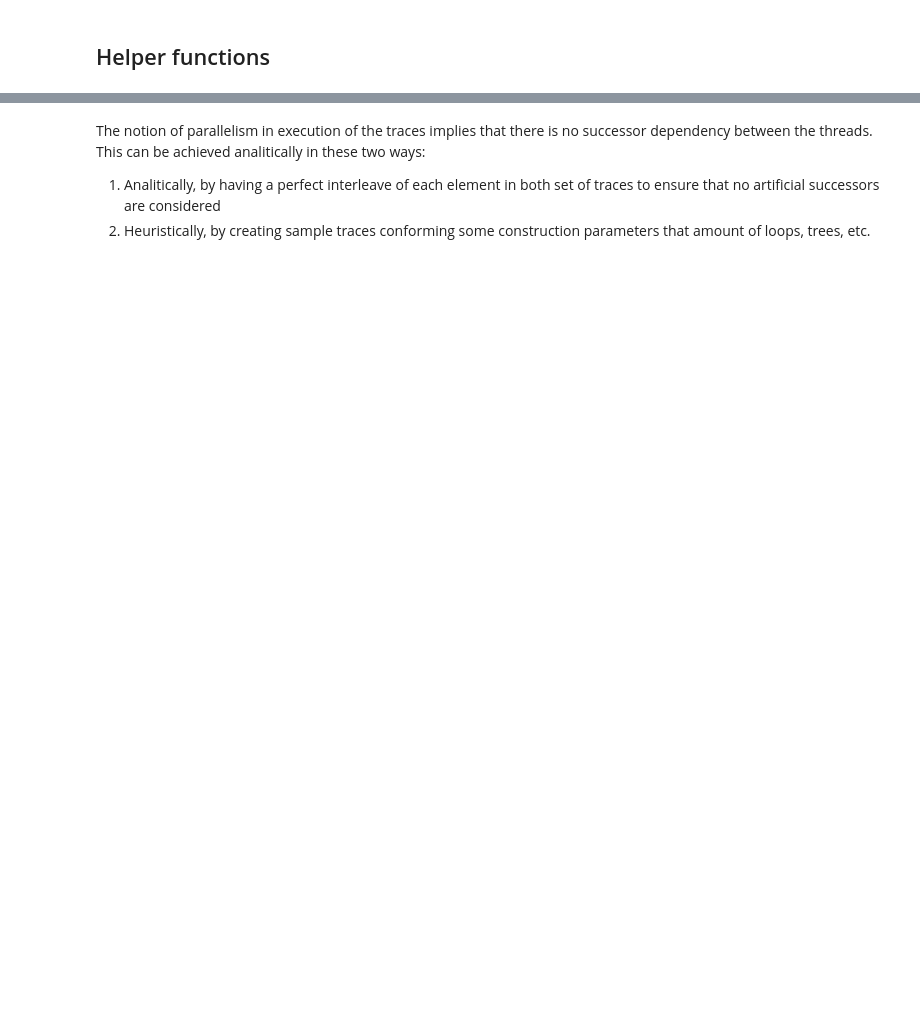
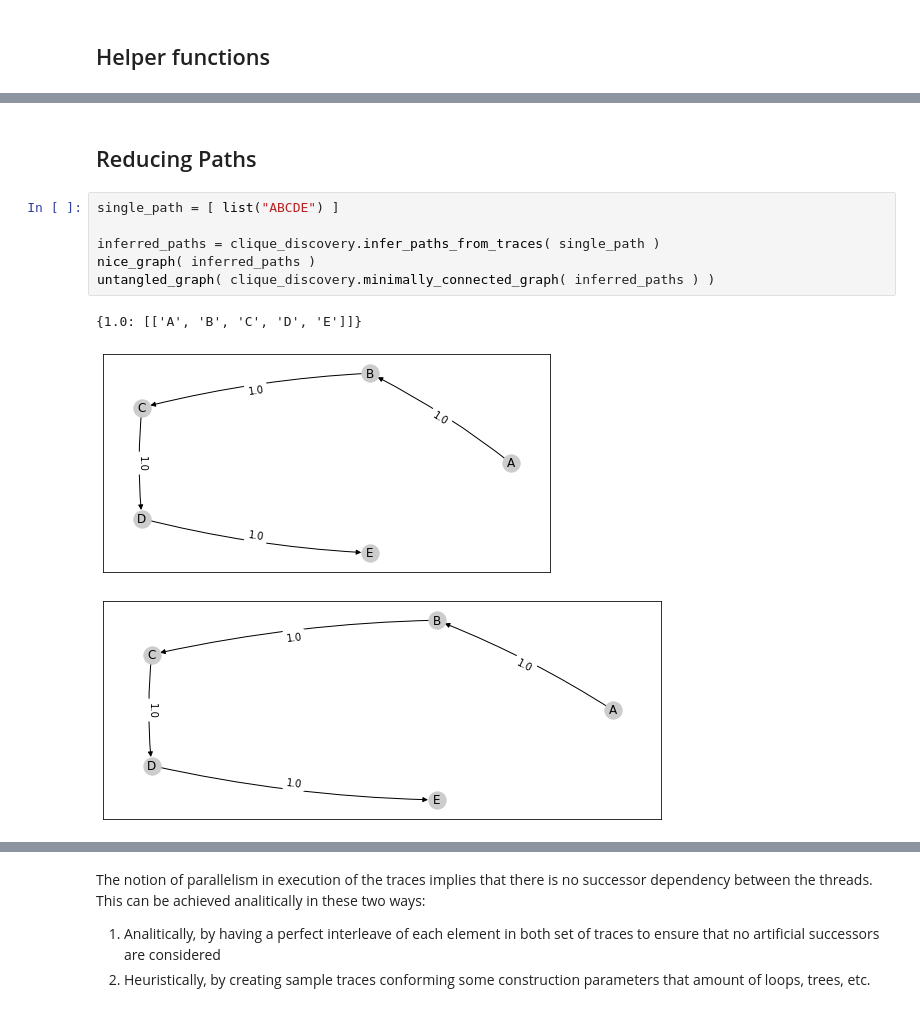
Before and after one commit to jpgil/logdelay, a Jupyter notebook: notebooks/2-structures/clique-discovery-doc.ipynb, the cells around one changed output, grey strips where cells are left out. Drawn from its saved outputs; the diff is of its cells as text; blank space fills up the shorter version.

```diff
--- a/notebooks/2-structures/clique-discovery-doc.ipynb
+++ b/notebooks/2-structures/clique-discovery-doc.ipynb
@@ -130,0 +12,12 @@ nice_graph( loop_inside )
+# %% [markdown]
+## Reducing Paths
+# %%
+single_path = [ list("ABCDE") ]
+
+inferred_paths = clique_discovery.infer_paths_from_traces( single_path )
+nice_graph( inferred_paths )
+untangled_graph( clique_discovery.minimally_connected_graph( inferred_paths ) )
+# %% [output]
+{1.0: [['A', 'B', 'C', 'D', 'E']]}
+[figure, added]
+[figure, added]
```
Also changed, not shown: parts of 36 cells of this notebook, 4 other files.
